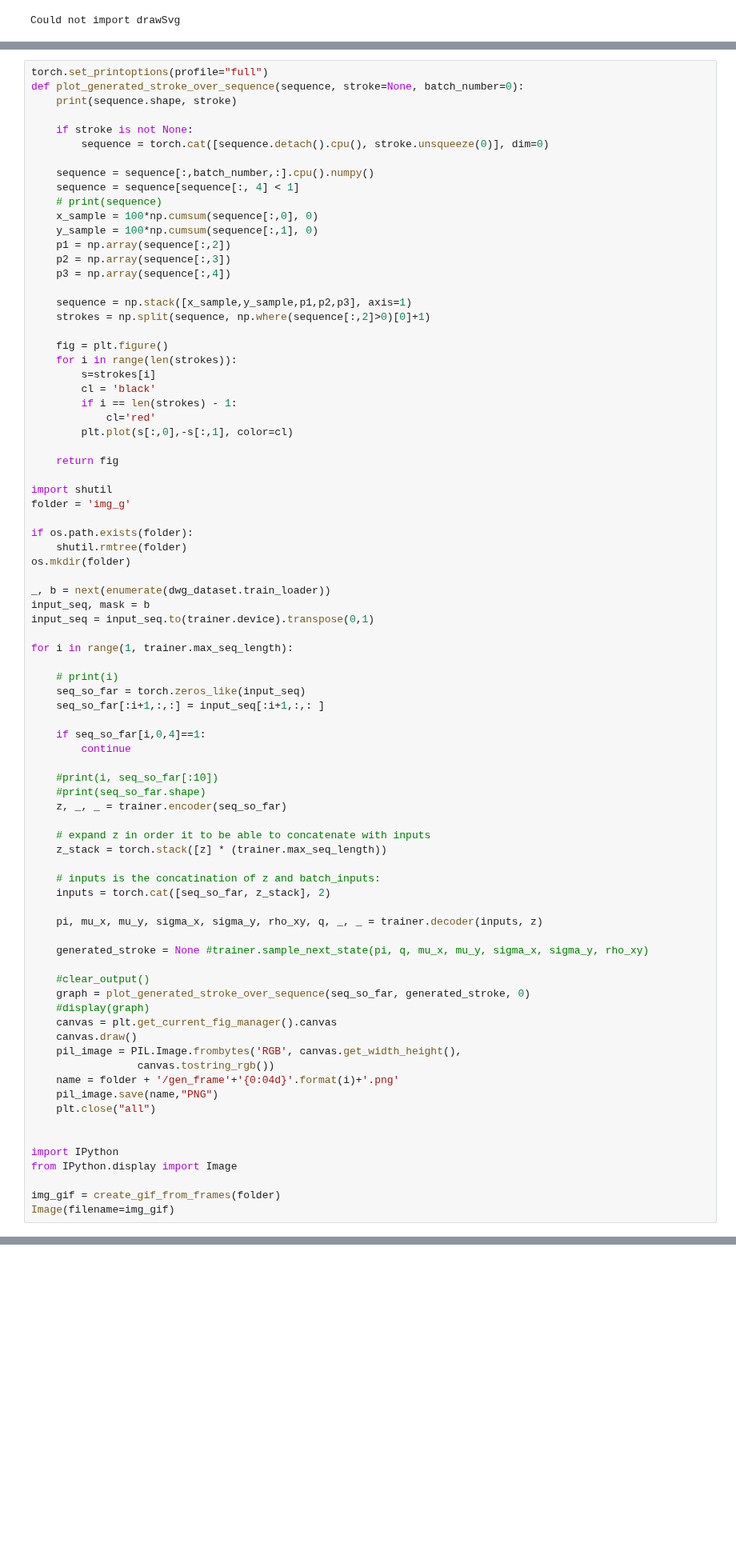
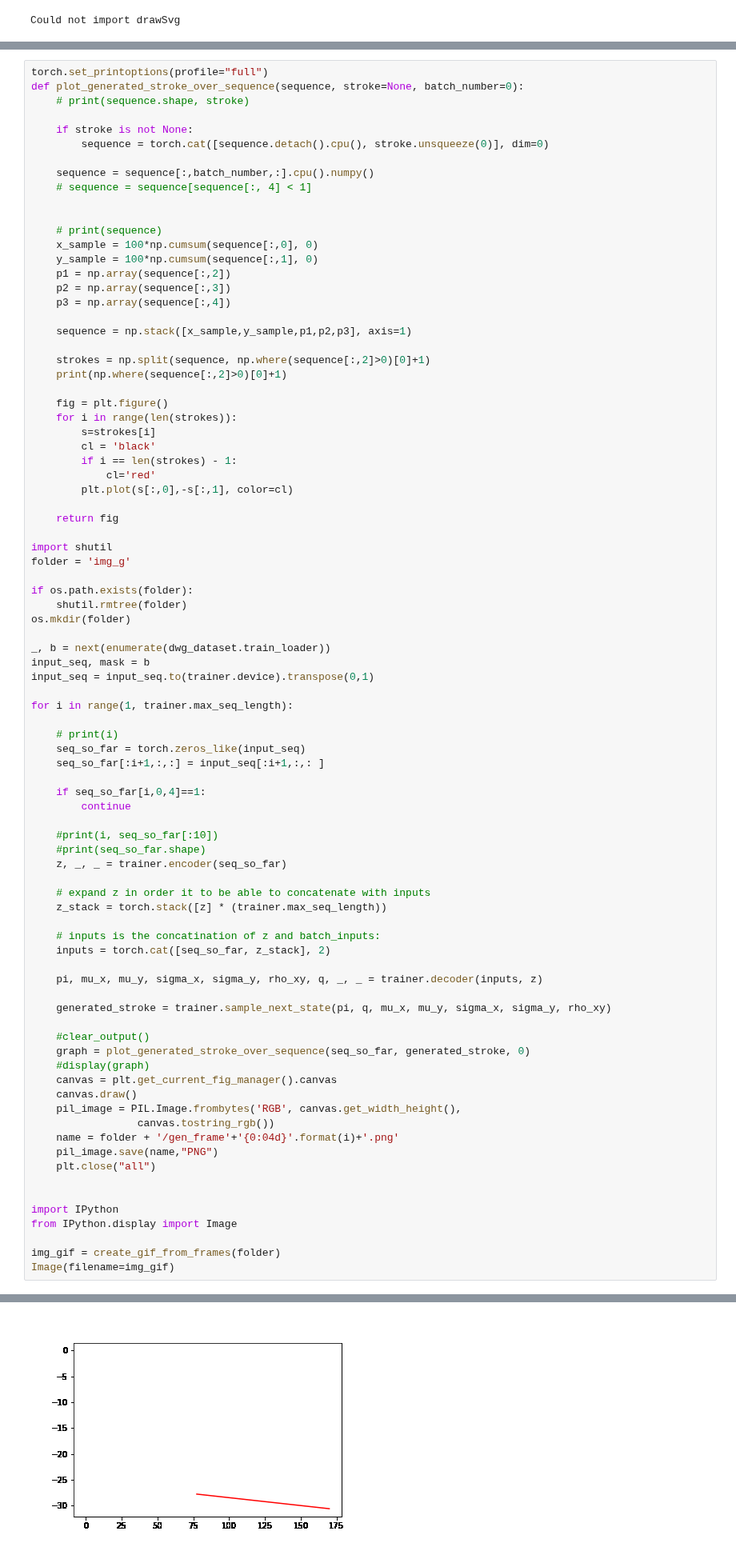
Before and after one commit to mihanick/dwg-crawl, a Jupyter notebook: JupyterNotebooks/8. Evaluate.ipynb, the cells around one changed output, grey strips where cells are left out. Shown at 80% size. Cells and saved outputs as stored; diff of their text form; blank space fills up the shorter version.

Commit message:
Debug plot

```diff
--- a/JupyterNotebooks/8. Evaluate.ipynb
+++ b/JupyterNotebooks/8. Evaluate.ipynb
@@ -81,13 +64,15 @@ def create_gif_from_frames(folder):
 # %%
 torch.set_printoptions(profile="full")
 def plot_generated_stroke_over_sequence(sequence, stroke=None, batch_number=0):
-    print(sequence.shape, stroke)
+    # print(sequence.shape, stroke)
 
     if stroke is not None:
         sequence = torch.cat([sequence.detach().cpu(), stroke.unsqueeze(0)], dim=0)
 
     sequence = sequence[:,batch_number,:].cpu().numpy()
-    sequence = sequence[sequence[:, 4] < 1]
+    # sequence = sequence[sequence[:, 4] < 1]
+
+
     # print(sequence)
     x_sample = 100*np.cumsum(sequence[:,0], 0)
     y_sample = 100*np.cumsum(sequence[:,1], 0)
@@ -96,7 +81,9 @@ def plot_generated_stroke_over_sequence(sequence, stroke=None, batch_number=0):
     p3 = np.array(sequence[:,4])
 
     sequence = np.stack([x_sample,y_sample,p1,p2,p3], axis=1)
+
     strokes = np.split(sequence, np.where(sequence[:,2]>0)[0]+1)
+    print(np.where(sequence[:,2]>0)[0]+1)
 
     fig = plt.figure()
     for i in range(len(strokes)):
@@ -140,7 +127,7 @@ for i in range(1, trainer.max_seq_length):
 
     pi, mu_x, mu_y, sigma_x, sigma_y, rho_xy, q, _, _ = trainer.decoder(inputs, z)
 
-    generated_stroke = None #trainer.sample_next_state(pi, q, mu_x, mu_y, sigma_x, sigma_y, rho_xy)
+    generated_stroke = trainer.sample_next_state(pi, q, mu_x, mu_y, sigma_x, sigma_y, rho_xy)
 
     #clear_output()
     graph = plot_generated_stroke_over_sequence(seq_so_far, generated_stroke, 0)
@@ -163,0 +167 @@ StopIteration:
+[figure, added]
```
Also changed, not shown: parts of 2 cells of this notebook, 1 other file.
